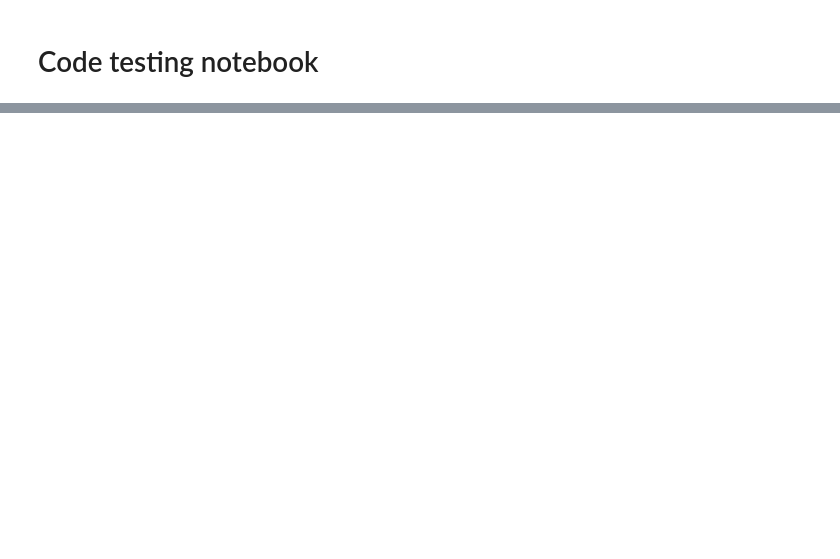
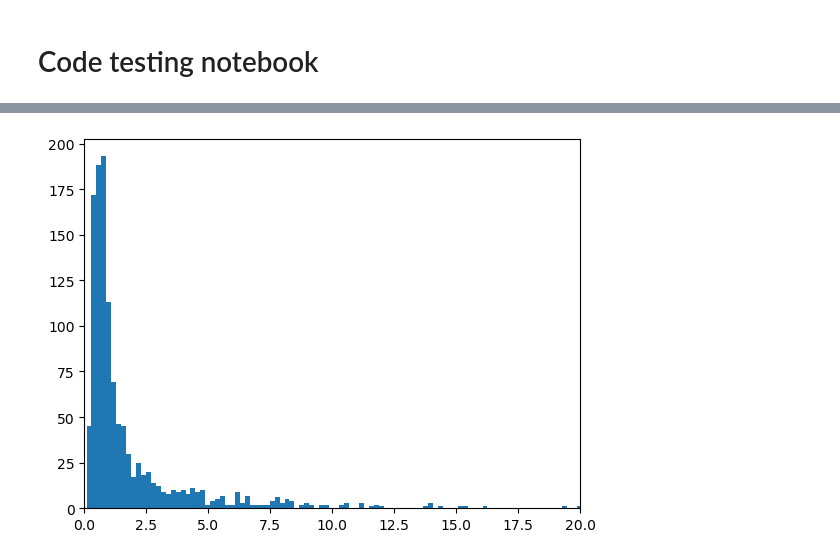
Before and after one commit to bbglab/deepCSA, a Jupyter notebook: assets/mutcatalog_simulator/code_testing.ipynb, the cells around one changed output, grey strips where cells are left out. Cells and saved outputs as stored; diff of their text form; code cells hidden in the pictures; blank space fills up the shorter version.

```diff
--- a/assets/mutcatalog_simulator/code_testing.ipynb
+++ b/assets/mutcatalog_simulator/code_testing.ipynb
@@ -21,0 +101,8 @@ df.head()
+# %%
+v = df[df['GENE'] == 'TP53']['missense_dNdS'].values
+v = v[~np.isinf(v)]
+plt.hist(v, bins=200)
+plt.xlim(0, 20)
+plt.show()
+# %% [output]
+[figure, added]
```
Also changed, not shown: parts of 9 cells of this notebook.
